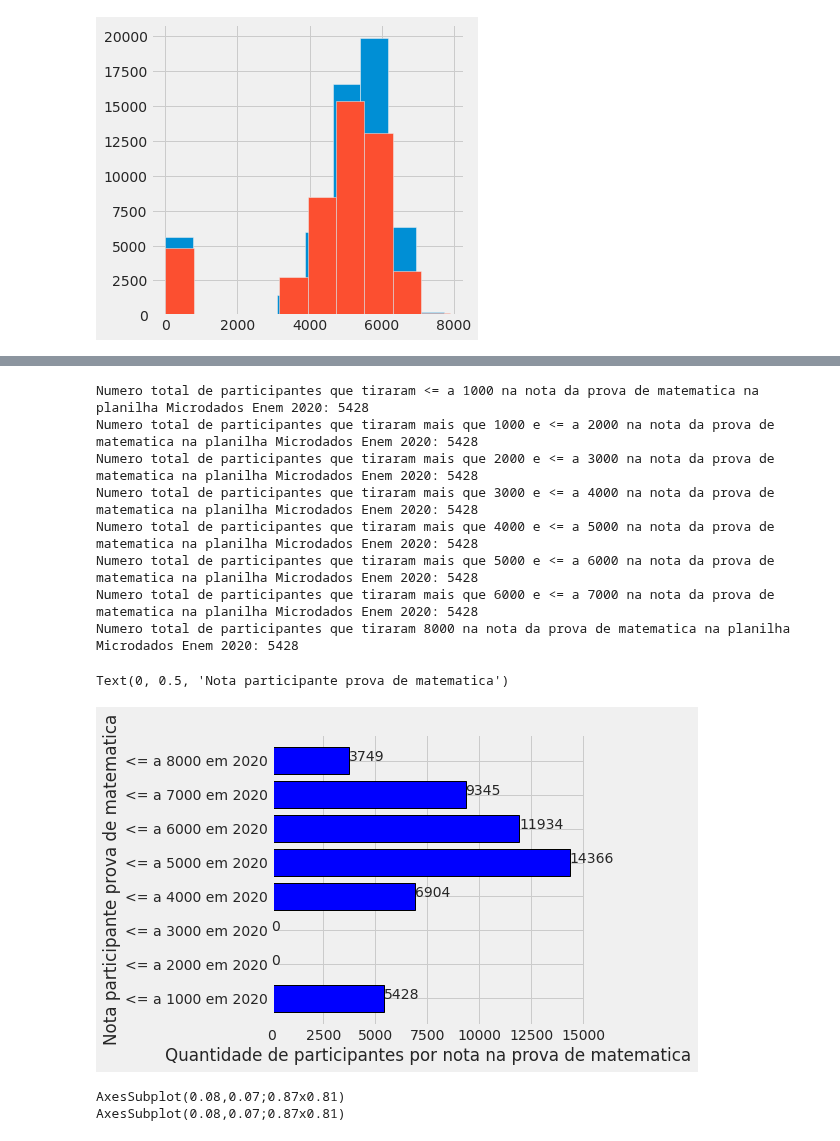
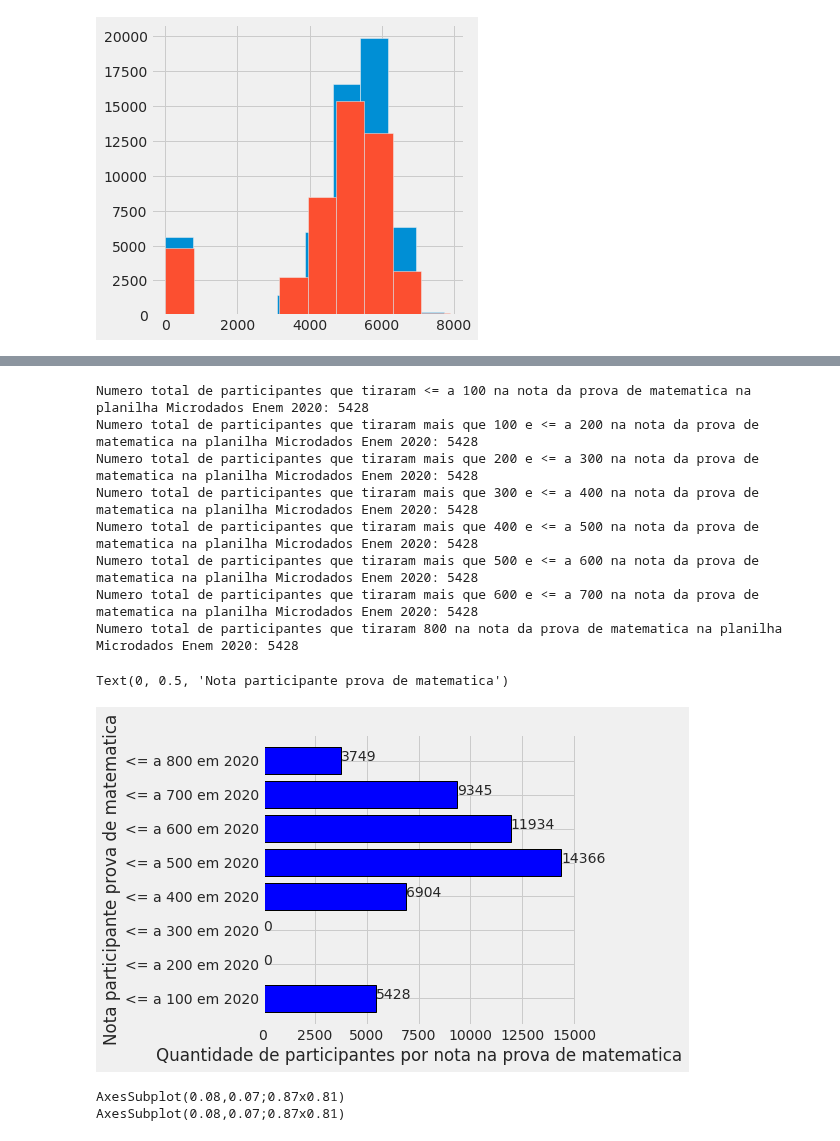
Before and after one commit to kingofrats04/Projeto_IA_DadosEnem, a Jupyter notebook: Cópia_de_Graficos_IA.ipynb, the cells around one changed output, grey strips where cells are left out. Drawn from its saved outputs; the diff is of its cells as text; code cells hidden in the pictures.

```diff
--- a/Cópia_de_Graficos_IA.ipynb
+++ b/Cópia_de_Graficos_IA.ipynb
@@ -1407,51 +1462,51 @@ Text(0, 0.5, 'Nota participante prova de matematica')
 #display(planilha2020.loc[(planilha2020['NU_NOTA_MT']<=5000)])
 #display(planilha2020.loc[(planilha2020['NU_NOTA_MT']<=6000)])
 #display(planilha2020.loc[(planilha2020['NU_NOTA_MT']<=7000)])
 #display(planilha2020.loc[(planilha2020['NU_NOTA_MT']<=8000)])
 
 NU_NOTA_MT_1000_2020 = 5428
 NU_NOTA_MT_2000_2020 = 0
 NU_NOTA_MT_3000_2020 = 0
 NU_NOTA_MT_4000_2020 = 6904
 NU_NOTA_MT_5000_2020 = 14366
 NU_NOTA_MT_6000_2020 = 11934
 NU_NOTA_MT_7000_2020 = 9345
 NU_NOTA_MT_8000_2020 = 3749
 
-print('Numero total de participantes que tiraram <= a 1000 na nota da prova de matematica na planilha Microdados Enem 2020:', NU_NOTA_MT_1000_2020)
-print('Numero total de participantes que tiraram mais que 1000 e <= a 2000 na nota da prova de matematica na planilha Microdados Enem 2020:', NU_NOTA_MT_1000_2020)
-print('Numero total de participantes que tiraram mais que 2000 e <= a 3000 na nota da prova de matematica na planilha Microdados Enem 2020:', NU_NOTA_MT_1000_2020)
-print('Numero total de participantes que tiraram mais que 3000 e <= a 4000 na nota da prova de matematica na planilha Microdados Enem 2020:', NU_NOTA_MT_1000_2020)
-print('Numero total de participantes que tiraram mais que 4000 e <= a 5000 na nota da prova de matematica na planilha Microdados Enem 2020:', NU_NOTA_MT_1000_2020)
-print('Numero total de participantes que tiraram mais que 5000 e <= a 6000 na nota da prova de matematica na planilha Microdados Enem 2020:', NU_NOTA_MT_1000_2020)
-print('Numero total de participantes que tiraram mais que 6000 e <= a 7000 na nota da prova de matematica na planilha Microdados Enem 2020:', NU_NOTA_MT_1000_2020)
-print('Numero total de participantes que tiraram 8000 na nota da prova de matematica na planilha Microdados Enem 2020:', NU_NOTA_MT_1000_2020, '\n')
+print('Numero total de participantes que tiraram <= a 100 na nota da prova de matematica na planilha Microdados Enem 2020:', NU_NOTA_MT_1000_2020)
+print('Numero total de participantes que tiraram mais que 100 e <= a 200 na nota da prova de matematica na planilha Microdados Enem 2020:', NU_NOTA_MT_1000_2020)
+print('Numero total de participantes que tiraram mais que 200 e <= a 300 na nota da prova de matematica na planilha Microdados Enem 2020:', NU_NOTA_MT_1000_2020)
+print('Numero total de participantes que tiraram mais que 300 e <= a 400 na nota da prova de matematica na planilha Microdados Enem 2020:', NU_NOTA_MT_1000_2020)
+print('Numero total de participantes que tiraram mais que 400 e <= a 500 na nota da prova de matematica na planilha Microdados Enem 2020:', NU_NOTA_MT_1000_2020)
+print('Numero total de participantes que tiraram mais que 500 e <= a 600 na nota da prova de matematica na planilha Microdados Enem 2020:', NU_NOTA_MT_1000_2020)
+print('Numero total de participantes que tiraram mais que 600 e <= a 700 na nota da prova de matematica na planilha Microdados Enem 2020:', NU_NOTA_MT_1000_2020)
+print('Numero total de participantes que tiraram 800 na nota da prova de matematica na planilha Microdados Enem 2020:', NU_NOTA_MT_1000_2020, '\n')
 
 # Printando grafico de barras horizontal
-x = ['<= a 1000 em 2020', '<= a 2000 em 2020', '<= a 3000 em 2020', '<= a 4000 em 2020', '<= a 5000 em 2020', '<= a 6000 em 2020', '<= a 7000 em 2020', '<= a 8000 em 2020']
+x = ['<= a 100 em 2020', '<= a 200 em 2020', '<= a 300 em 2020', '<= a 400 em 2020', '<= a 500 em 2020', '<= a 600 em 2020', '<= a 700 em 2020', '<= a 800 em 2020']
 y = [NU_NOTA_MT_1000_2020, NU_NOTA_MT_2000_2020, NU_NOTA_MT_3000_2020, NU_NOTA_MT_4000_2020, NU_NOTA_MT_5000_2020, NU_NOTA_MT_6000_2020, NU_NOTA_MT_7000_2020, NU_NOTA_MT_8000_2020]
 
 total_NU_NOTA_MT_2020 = NU_NOTA_MT_1000_2020, NU_NOTA_MT_2000_2020, NU_NOTA_MT_3000_2020, NU_NOTA_MT_4000_2020, NU_NOTA_MT_5000_2020, NU_NOTA_MT_6000_2020, NU_NOTA_MT_7000_2020, NU_NOTA_MT_8000_2020
 
 plt.style.use('fivethirtyeight')
 
 for index, value in enumerate(y):
   plt.text(value, index,str(value))
 
 plt.barh(x, total_NU_NOTA_MT_2020, align='center', color=['blue'], edgecolor='black', linewidth="1")
 plt.xlabel("Quantidade de participantes por nota na prova de matematica")
 plt.ylabel("Nota participante prova de matematica")
 # %% [output]
-Numero total de participantes que tiraram <= a 1000 na nota da prova de matematica na planilha Microdados Enem 2020: 5428
-Numero total de participantes que tiraram mais que 1000 e <= a 2000 na nota da prova de matematica na planilha Microdados Enem 2020: 5428
-Numero total de participantes que tiraram mais que 2000 e <= a 3000 na nota da prova de matematica na planilha Microdados Enem 2020: 5428
-Numero total de participantes que tiraram mais que 3000 e <= a 4000 na nota da prova de matematica na planilha Microdados Enem 2020: 5428
-Numero total de participantes que tiraram mais que 4000 e <= a 5000 na nota da prova de matematica na planilha Microdados Enem 2020: 5428
-Numero total de participantes que tiraram mais que 5000 e <= a 6000 na nota da prova de matematica na planilha Microdados Enem 2020: 5428
-Numero total de participantes que tiraram mais que 6000 e <= a 7000 na nota da prova de matematica na planilha Microdados Enem 2020: 5428
-Numero total de participantes que tiraram 8000 na nota da prova de matematica na planilha Microdados Enem 2020: 5428
+Numero total de participantes que tiraram <= a 100 na nota da prova de matematica na planilha Microdados Enem 2020: 5428
+Numero total de participantes que tiraram mais que 100 e <= a 200 na nota da prova de matematica na planilha Microdados Enem 2020: 5428
+Numero total de participantes que tiraram mais que 200 e <= a 300 na nota da prova de matematica na planilha Microdados Enem 2020: 5428
+Numero total de participantes que tiraram mais que 300 e <= a 400 na nota da prova de matematica na planilha Microdados Enem 2020: 5428
+Numero total de participantes que tiraram mais que 400 e <= a 500 na nota da prova de matematica na planilha Microdados Enem 2020: 5428
+Numero total de participantes que tiraram mais que 500 e <= a 600 na nota da prova de matematica na planilha Microdados Enem 2020: 5428
+Numero total de participantes que tiraram mais que 600 e <= a 700 na nota da prova de matematica na planilha Microdados Enem 2020: 5428
+Numero total de participantes que tiraram 800 na nota da prova de matematica na planilha Microdados Enem 2020: 5428
 Text(0, 0.5, 'Nota participante prova de matematica')
-[figure, old version]
+[figure, new version]
 # %%
 # Histograma projetando a presença de participantes na prova de matematica
 print(planilha2020.NU_NOTA_MT.hist())
```
Also changed, not shown: parts of 8 cells of this notebook.
